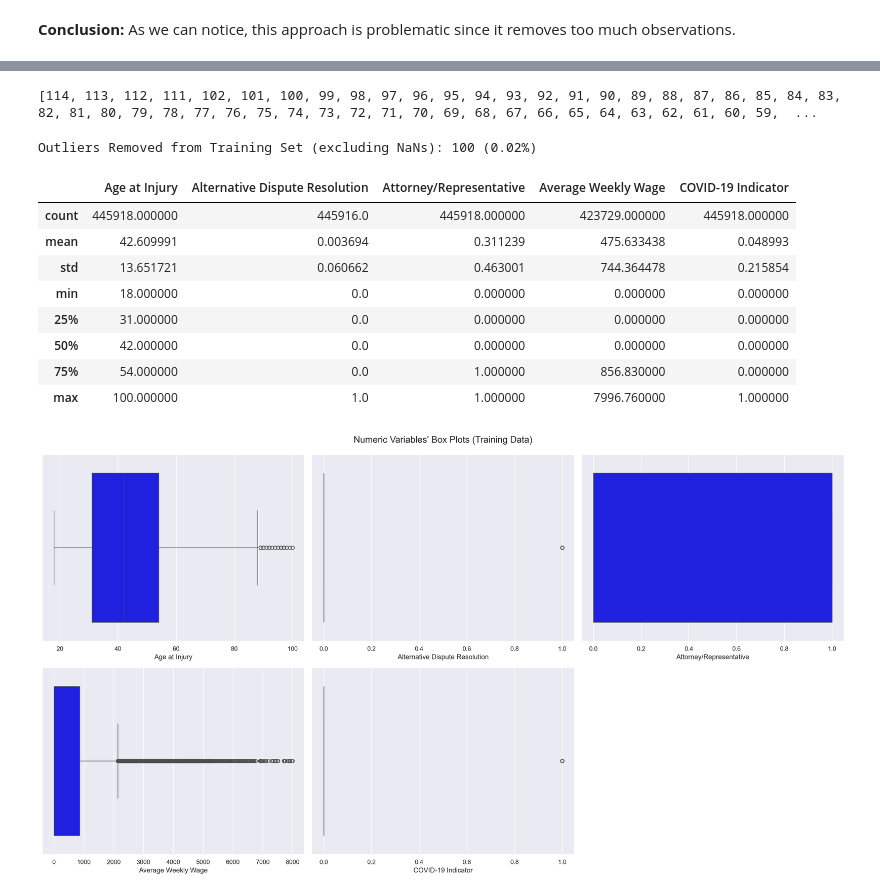
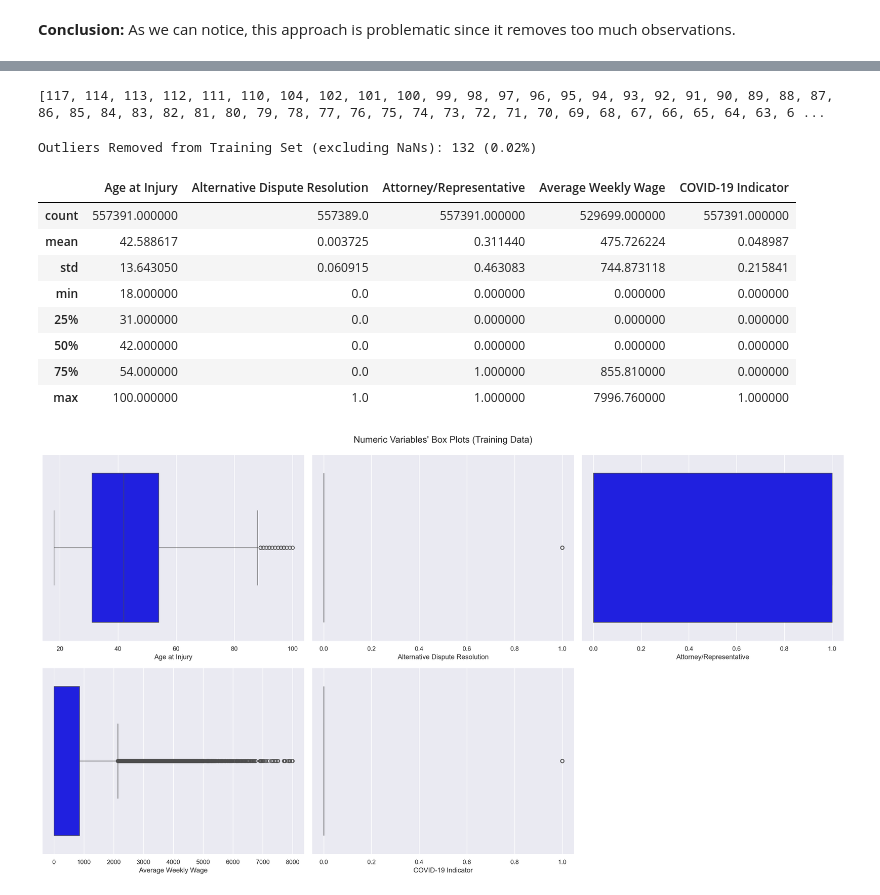
Before and after one commit to mgalao/machine-learning-project, a Jupyter notebook: project/Group_38_notebook.ipynb, the cells around one changed output, grey strips where cells are left out. Cells and saved outputs as stored; diff of their text form; code cells hidden in the pictures.

```diff
--- a/project/Group_38_notebook.ipynb
+++ b/project/Group_38_notebook.ipynb
@@ -2045 +2042,3 @@ X_train, X_val, y_train, y_val = train_test_split(data,
+# %%
+df_outliers = df_inconsistencies.copy()
 # %% [markdown]
@@ -2053,7 +2046,7 @@ X_val_outliers = X_val.copy()
 # %%
 # Define metric (numerical) features for both train and validation datasets
-metric_features = X_train_outliers.select_dtypes(include=['number']).columns.tolist()
-non_metric_features = X_train_outliers.select_dtypes(exclude=['number']).columns.tolist()
+metric_features = df_outliers.select_dtypes(include=['number']).columns.tolist()
+non_metric_features = df_outliers.select_dtypes(exclude=['number']).columns.tolist()
 # %%
 metric_features
 # %% [output]
@@ -2183,7 +2173,7 @@ X_train_outliers[metric_features].describe()
 # %%
-print(sorted(X_train_outliers["Age at Injury"].unique(), reverse=True))
+print(sorted(df_outliers["Age at Injury"].unique(), reverse=True))
 # %% [output]
-[114, 113, 112, 111, 102, 101, 100, 99, 98, 97, 96, 95, 94, 93, 92, 91, 90, 89, 88, 87, 86, 85, 84, 83, 82, 81, 80, 79, 78, 77, 76, 75, 74, 73, 72, 71, 70, 69, 68, 67, 66, 65, 64, 63, 62, 61, 60, 59,  ...
+[117, 114, 113, 112, 111, 110, 104, 102, 101, 100, 99, 98, 97, 96, 95, 94, 93, 92, 91, 90, 89, 88, 87, 86, 85, 84, 83, 82, 81, 80, 79, 78, 77, 76, 75, 74, 73, 72, 71, 70, 69, 68, 67, 66, 65, 64, 63, 6 ...
 # %%
 # Define the threshold for age and average weekly wage (based on training data)
 age_threshold = 100
@@ -2192,29 +2182,18 @@ avg_wage_threshold = 8_000 # a value 0 could be possible:
                            # or their wage is zero for some reason (e.g., leave of absence, unemployment)
 
 # Store the original row count before filtering for both training and validation
-original_train_row_count = len(X_train_outliers)
+original_train_row_count = len(df_outliers)
 
 # Define conditions for each feature to identify outliers, while preserving NaN values
-filter_age_train = X_train_outliers["Age at Injury"].isna() | (X_train_outliers["Age at Injury"] <= age_threshold)
-filter_wage_train = X_train_outliers["Average Weekly Wage"].isna() | (X_train_outliers["Average Weekly Wage"] <= avg_wage_threshold)
-
-filter_age_val = X_val_outliers["Age at Injury"].isna() | (X_val_outliers["Age at Injury"] <= age_threshold)
-filter_wage_val = X_val_outliers["Average Weekly Wage"].isna() | (X_val_outliers["Average Weekly Wage"] <= avg_wage_threshold)
-
-# filter_age_test = X_test_outliers["Age at Injury"].isna() | (X_test_outliers["Age at Injury"] <= age_threshold)
-# filter_wage_test = X_test_outliers["Average Weekly Wage"].isna() | (X_test_outliers["Average Weekly Wage"] <= avg_wage_threshold)
+filter_age_train = df_outliers["Age at Injury"].isna() | (df_outliers["Age at Injury"] <= age_threshold)
+filter_wage_train = df_outliers["Average Weekly Wage"].isna() | (df_outliers["Average Weekly Wage"] <= avg_wage_threshold)
 
 # Apply the combined filter to the training and validation data (X and y)
-X_train_outliers = X_train_outliers[filter_age_train & filter_wage_train]
-y_train = y_train[filter_age_train & filter_wage_train]
-
-X_val_outliers = X_val_outliers[filter_age_val & filter_wage_val]
-y_val = y_val[filter_age_val & filter_wage_val]
-
-# X_test_outliers = X_test_outliers[filter_age_test & filter_wage_test]
+df_outliers = df_outliers[filter_age_train & filter_wage_train]
+y_train = df_outliers[filter_age_train & filter_wage_train]
 
 # Calculate rows removed in the training data
-train_filtered_row_count = len(X_train_outliers)
+train_filtered_row_count = len(df_outliers)
 
 # Rows removed and percentage for training set
 train_rows_removed = original_train_row_count - train_filtered_row_count
@@ -2223,18 +2202,18 @@ train_perc_removed = (train_rows_removed / original_train_row_count) * 100
 # Print out the results
 print(f"Outliers Removed from Training Set (excluding NaNs): {train_rows_removed} ({round(train_perc_removed, 2)}%)")
 # %% [output]
-Outliers Removed from Training Set (excluding NaNs): 100 (0.02%)
+Outliers Removed from Training Set (excluding NaNs): 132 (0.02%)
 # %%
-X_train_outliers[metric_features].describe()
+df_outliers[metric_features].describe()
 # %% [output]
 |  | Age at Injury | Alternative Dispute Resolution | Attorney/Representative | Average Weekly Wage | COVID-19 Indicator |
-| count | 445918.000000 | 445916.0 | 445918.000000 | 423729.000000 | 445918.000000 |
-| mean | 42.609991 | 0.003694 | 0.311239 | 475.633438 | 0.048993 |
-| std | 13.651721 | 0.060662 | 0.463001 | 744.364478 | 0.215854 |
+| count | 557391.000000 | 557389.0 | 557391.000000 | 529699.000000 | 557391.000000 |
+| mean | 42.588617 | 0.003725 | 0.311440 | 475.726224 | 0.048987 |
+| std | 13.643050 | 0.060915 | 0.463083 | 744.873118 | 0.215841 |
 | min | 18.000000 | 0.0 | 0.000000 | 0.000000 | 0.000000 |
 | 25% | 31.000000 | 0.0 | 0.000000 | 0.000000 | 0.000000 |
 | 50% | 42.000000 | 0.0 | 0.000000 | 0.000000 | 0.000000 |
-| 75% | 54.000000 | 0.0 | 1.000000 | 856.830000 | 0.000000 |
+| 75% | 54.000000 | 0.0 | 1.000000 | 855.810000 | 0.000000 |
 | max | 100.000000 | 1.0 | 1.000000 | 7996.760000 | 1.000000 |
 # %%
 # Create box plots for each numerical feature for training data
```
Also changed, not shown: parts of 195 cells of this notebook.
